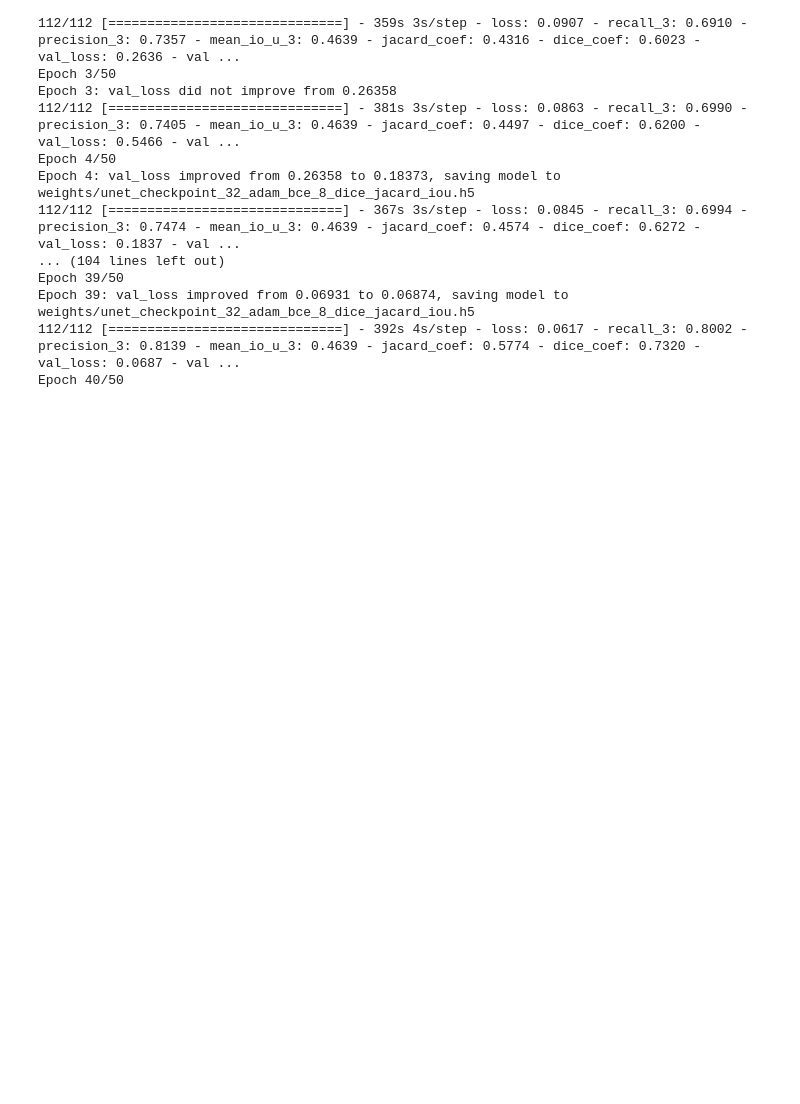
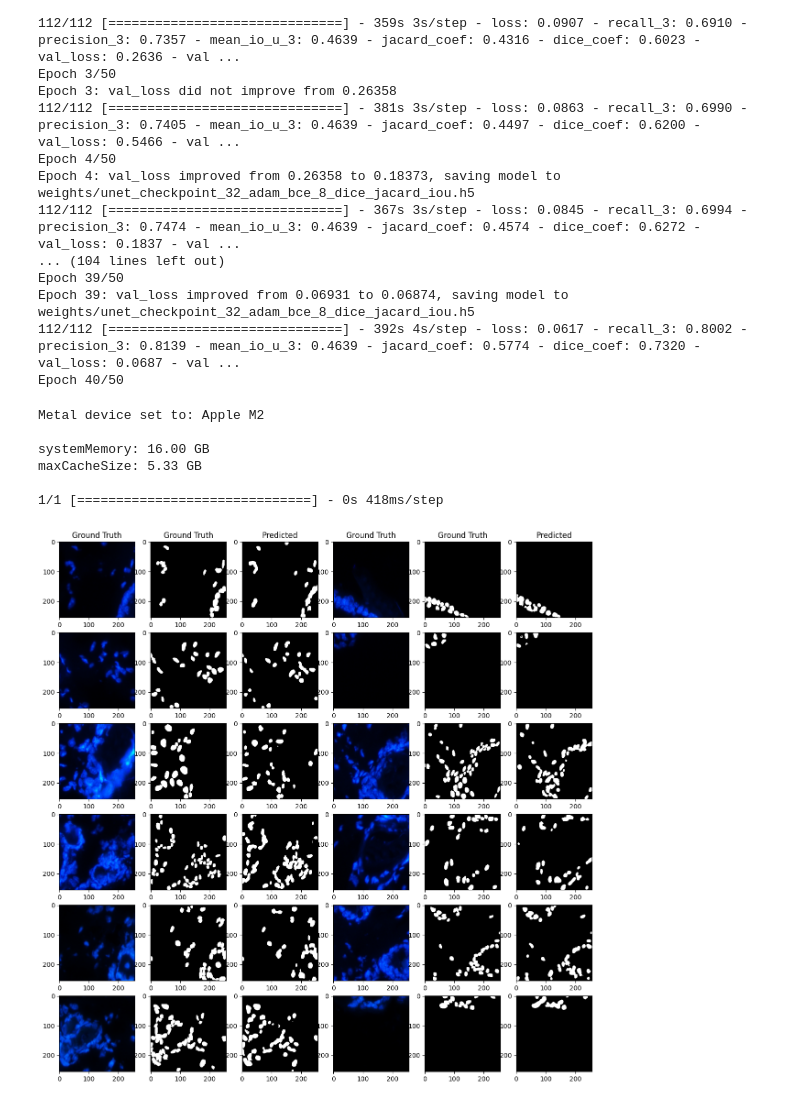
Before and after one commit to cusniwtt/unet-nucleus, a Jupyter notebook: tensorflow-2-nuclei-segmentation-unet.ipynb, the cells around one changed output. Cells and saved outputs as stored; diff of their text form; code cells hidden in the pictures; blank space fills up the shorter version.

```diff
--- a/tensorflow-2-nuclei-segmentation-unet.ipynb
+++ b/tensorflow-2-nuclei-segmentation-unet.ipynb
@@ -568,7 +568,7 @@ def create_boundary(img, label):
   distance = ndi.distance_transform_edt(thresh)
 
   # Step 10: mark the maxima in the distance transform and assign labels
-  peak_markers = corner_peaks(distance, min_distance=3, indices=False)
+  peak_markers = corner_peaks(distance, min_distance=5, indices=False)
   peak_markers = ndi.label(peak_markers)[0]
 
   # Step 11: separate touching nuclei using the watershed markers
@@ -970,23 +970,53 @@ Epoch 39/50
 Epoch 39: val_loss improved from 0.06931 to 0.06874, saving model to weights/unet_checkpoint_32_adam_bce_8_dice_jacard_iou.h5
 112/112 [==============================] - 392s 4s/step - loss: 0.0617 - recall_3: 0.8002 - precision_3: 0.8139 - mean_io_u_3: 0.4639 - jacard_coef: 0.5774 - dice_coef: 0.7320 - val_loss: 0.0687 - val ...
 Epoch 40/50
+# %%
+def prediction(model_path, X_test, thres = 0.5, sameSize=True):
+  # Predict on train, val and test
+  model = load_model(model_path, compile=False)
+  preds_test = model.predict(X_test, verbose=1)
+
+  # Threshold predictions
+  preds_test_t = (preds_test > thres).astype(np.uint8)
+
+  # Create list of upsampled test masks
+  preds_test_upsampled = []
+  for i in range(len(preds_test_t)):
+    preserve = np.squeeze(preds_test_t[i])
+    if sameSize:
+      res = resize(preserve, (IMG_WIDTH, IMG_HEIGHT), mode='constant', preserve_range=True)
+    else:
+      res = resize(preserve, (sizes_test[i][0], sizes_test[i][1]), mode='constant', preserve_range=True)
+    preds_test_upsampled.append(res.astype(np.uint8))
+  return preds_test_upsampled
+# %%
+adam_jacard_dice = prediction('weights/unet_checkpoint_64_adam_bce_8_dice_jacard_iou.h5', X_test)
+# %% [output]
+Metal device set to: Apple M2
+
+systemMemory: 16.00 GB
+maxCacheSize: 5.33 GB
+
+1/1 [==============================] - 0s 418ms/step
 # %%
 row = 0
 col = 0
 fig, axs = plt.subplots(6, 6, figsize=(15,15))
 for i in range(12):
   axs[row][col].imshow(X_test[i])
   axs[row][col+1].imshow(Y_test[i], cmap='gray')
-  axs[row][col+2].imshow(results[i], cmap='gray')
+  axs[row][col+2].imshow(adam_jacard_dice[i], cmap='gray')
   col = col + 3
   if col == 6:
     col = 0
     row = row + 1
 
 axs[0][0].set_title('Ground Truth')
 axs[0][1].set_title('Ground Truth')
 axs[0][2].set_title('Predicted')
 axs[0][3].set_title('Ground Truth')
 axs[0][4].set_title('Ground Truth')
 axs[0][5].set_title('Predicted')
 plt.show()
+# %% [output]
+[figure, added]
```
Also changed, not shown: parts of 11 cells of this notebook, 1 other file.
